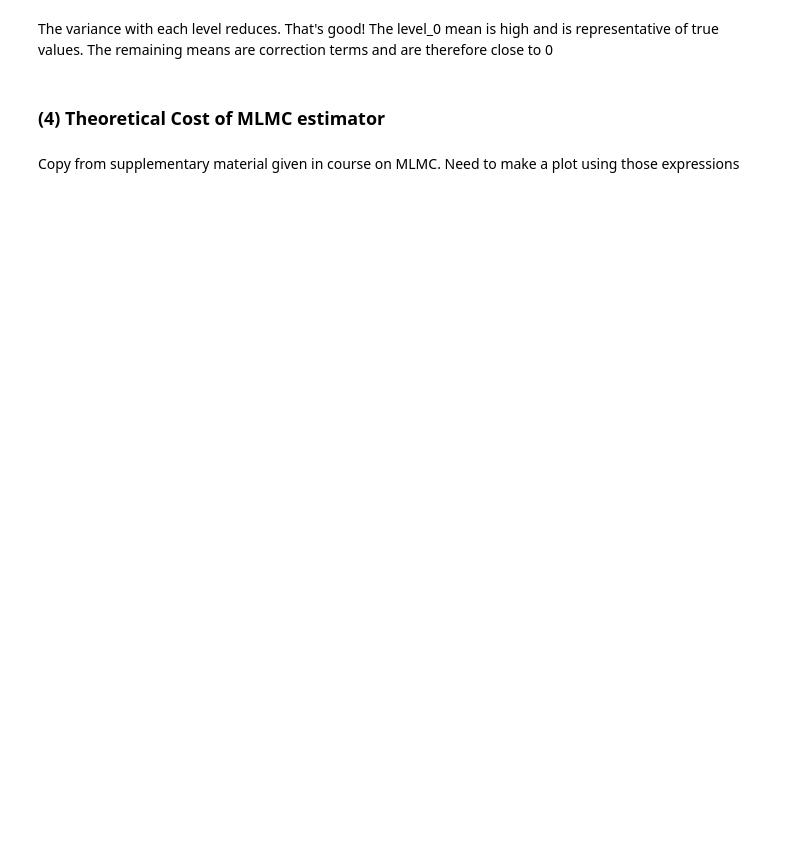
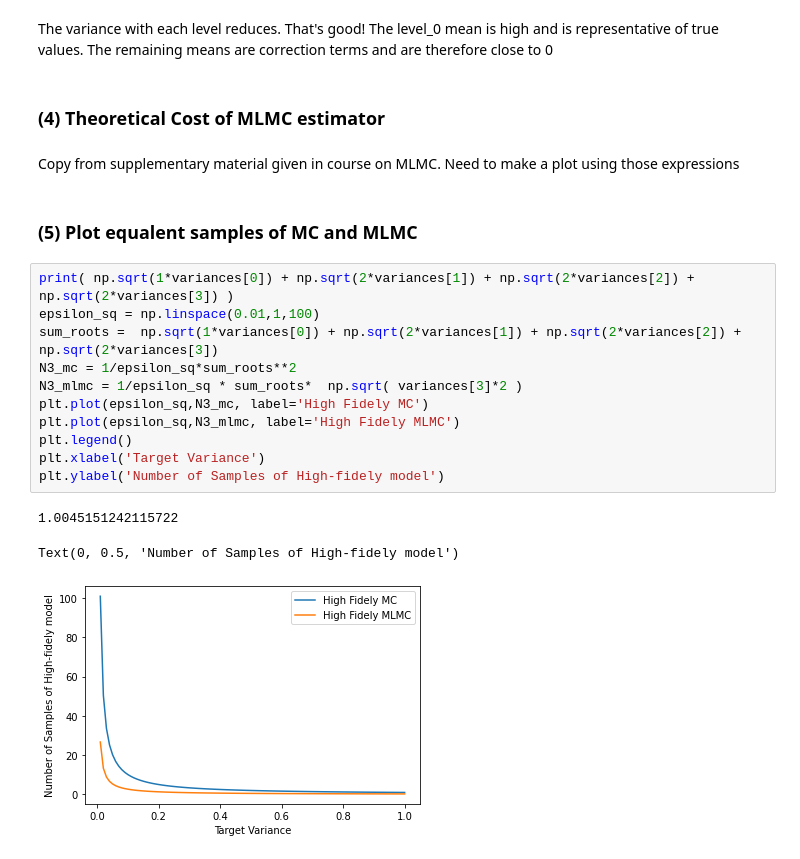
Before and after one commit to hardikparwana/aerosp567, a Jupyter notebook: Project 1_4.ipynb, the cells around one changed output. Saved outputs shown, nothing was run; the diff lists cells and outputs as text; blank space fills up the shorter version.

```diff
--- a/Project 1_4.ipynb
+++ b/Project 1_4.ipynb
@@ -247,3 +247,20 @@ The level_0 mean is high and is representative of true values. The remaining mea
 ### (4) Theoretical Cost of MLMC estimator
 # %% [markdown]
 Copy from supplementary material given in course on MLMC. Need to make a plot using those expressions
+# %% [markdown]
+### (5) Plot equalent samples of MC and MLMC
+# %%
+print( np.sqrt(1*variances[0]) + np.sqrt(2*variances[1]) + np.sqrt(2*variances[2]) + np.sqrt(2*variances[3]) )
+epsilon_sq = np.linspace(0.01,1,100)
+sum_roots =  np.sqrt(1*variances[0]) + np.sqrt(2*variances[1]) + np.sqrt(2*variances[2]) + np.sqrt(2*variances[3])
+N3_mc = 1/epsilon_sq*sum_roots**2
+N3_mlmc = 1/epsilon_sq * sum_roots*  np.sqrt( variances[3]*2 )
+plt.plot(epsilon_sq,N3_mc, label='High Fidely MC')
+plt.plot(epsilon_sq,N3_mlmc, label='High Fidely MLMC')
+plt.legend()
+plt.xlabel('Target Variance')
+plt.ylabel('Number of Samples of High-fidely model')
+# %% [output]
+1.0045151242115722
+Text(0, 0.5, 'Number of Samples of High-fidely model')
+[figure, added]
```
Also changed, not shown: parts of 4 cells of this notebook, 3 other files.
